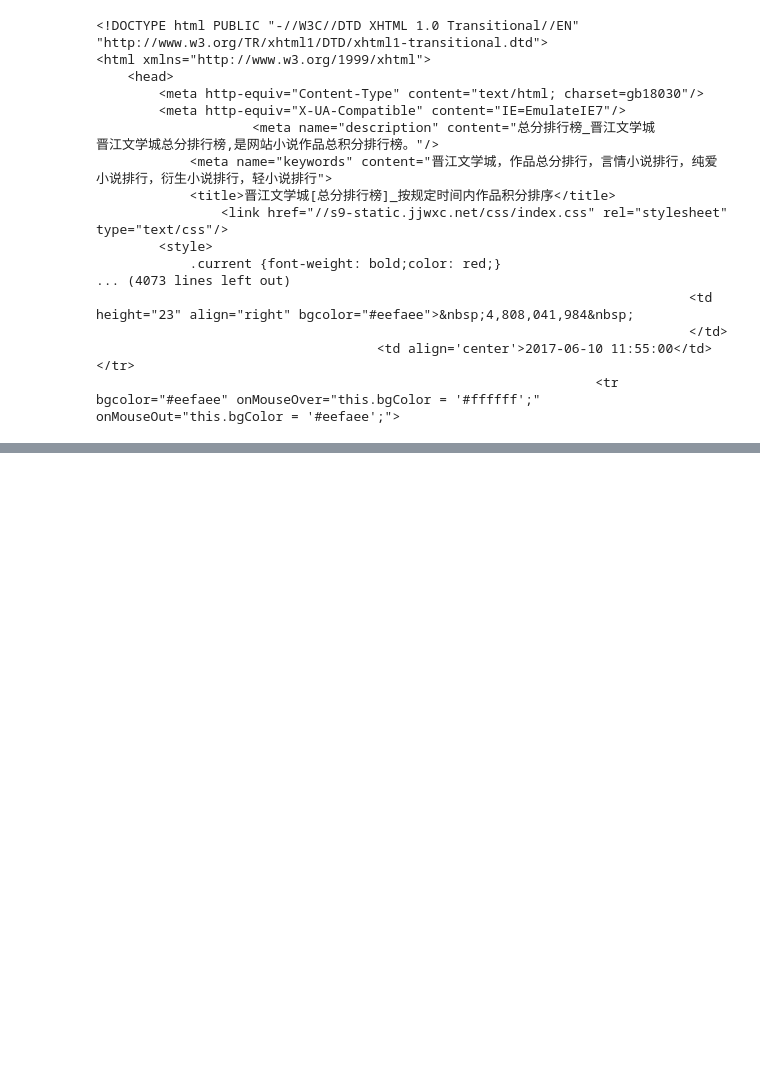
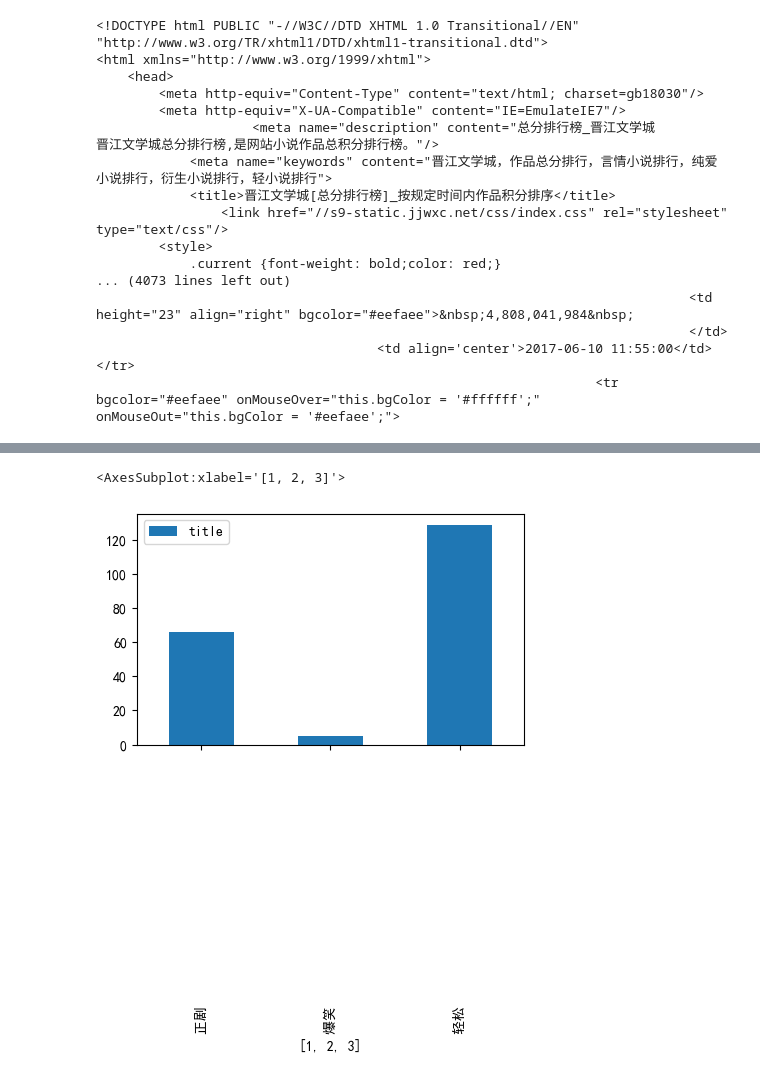
Before and after one commit to Ziyan-Wu/webc, a Jupyter notebook: pachong/ex03_jinjiangAnalysis.ipynb, the cells around one changed output, grey strips where cells are left out. Saved outputs shown, nothing was run; the diff lists cells and outputs as text; code cells hidden in the pictures; blank space fills up the shorter version.

```diff
--- a/pachong/ex03_jinjiangAnalysis.ipynb
+++ b/pachong/ex03_jinjiangAnalysis.ipynb
@@ -95,0 +50,30 @@ print(bs.findAll('tr')[5]) # 江停
+# %%
+# 清洗+提取信息
+# Xpath
+htmls = etree.HTML(response.text)
+# book_name = htmls.xpath('//a[@class="tooltip"]/text()')
+# print(book_name)
+
+# print(htmls.xpath('//tbody//td//a/text()')) # author + title
+
+# print(htmls.xpath('//tbody//td[2]//a/@href')) #
+# print(htmls.xpath('//tbody//td[2]//a/@title')) # author
+ls_author = htmls.xpath('//tbody//td[2]//a/@title')
+ls_author_href = htmls.xpath('//tbody//td[2]//a/@href')
+
+# print(htmls.xpath('//a[@class="tooltip"]/@rel')) #
+# print(htmls.xpath('//a[@class="tooltip"]/@title')) # title
+# print(htmls.xpath('//a[@class="tooltip"]/@href')) #
+ls_title = htmls.xpath('//a[@class="tooltip"]/@title')
+ls_title_href = htmls.xpath('//a[@class="tooltip"]/@href')
+ls_rel = htmls.xpath('//a[@class="tooltip"]/@rel')
+
+# print(htmls.xpath('//tbody//td[@align="center"][3]/text()')) # style (轻松 or 正剧)
+# print(htmls.xpath('//tbody//td[@align="center"][5]/text()')) # time
+ls_style = htmls.xpath('//tbody//td[@align="center"][3]/text()')
+ls_time = htmls.xpath('//tbody//td[@align="center"][5]/text()')
+
+# print(htmls.xpath('//tbody//td[@align="right"][1]/text()')) # words
+# print(htmls.xpath('//tbody/tr/td[8]/text()')) # credits
+ls_words = htmls.xpath('//tbody//td[@align="right"][1]/text()')
+ls_credits = htmls.xpath('//tbody/tr/td[8]/text()')[2:]
@@ -95,0 +175,5 @@ print(bs.findAll('tr')[5]) # 江停
+# %%
+# style
+
+df_style = df[['style', 'title']].groupby('style').agg('count')
+df_style
@@ -95,0 +186,5 @@ print(bs.findAll('tr')[5]) # 江停
+# %%
+df_style.plot(kind='bar', figsize=(5, 3), xlabel=['1', '2', '3'])
+# %% [output]
+<AxesSubplot:xlabel='[1, 2, 3]'>
+[figure, added]
```
Also changed, not shown: parts of 19 cells of this notebook.
